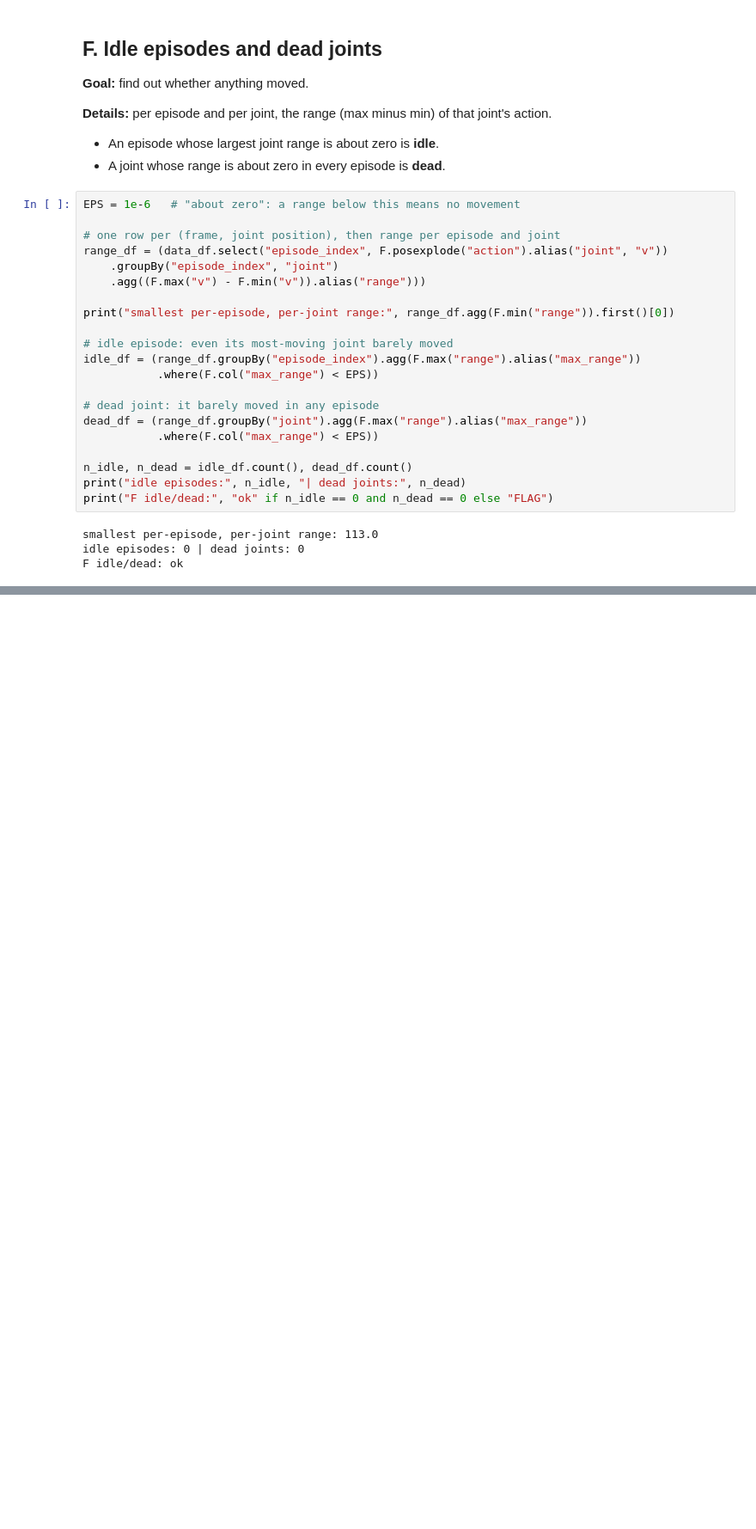
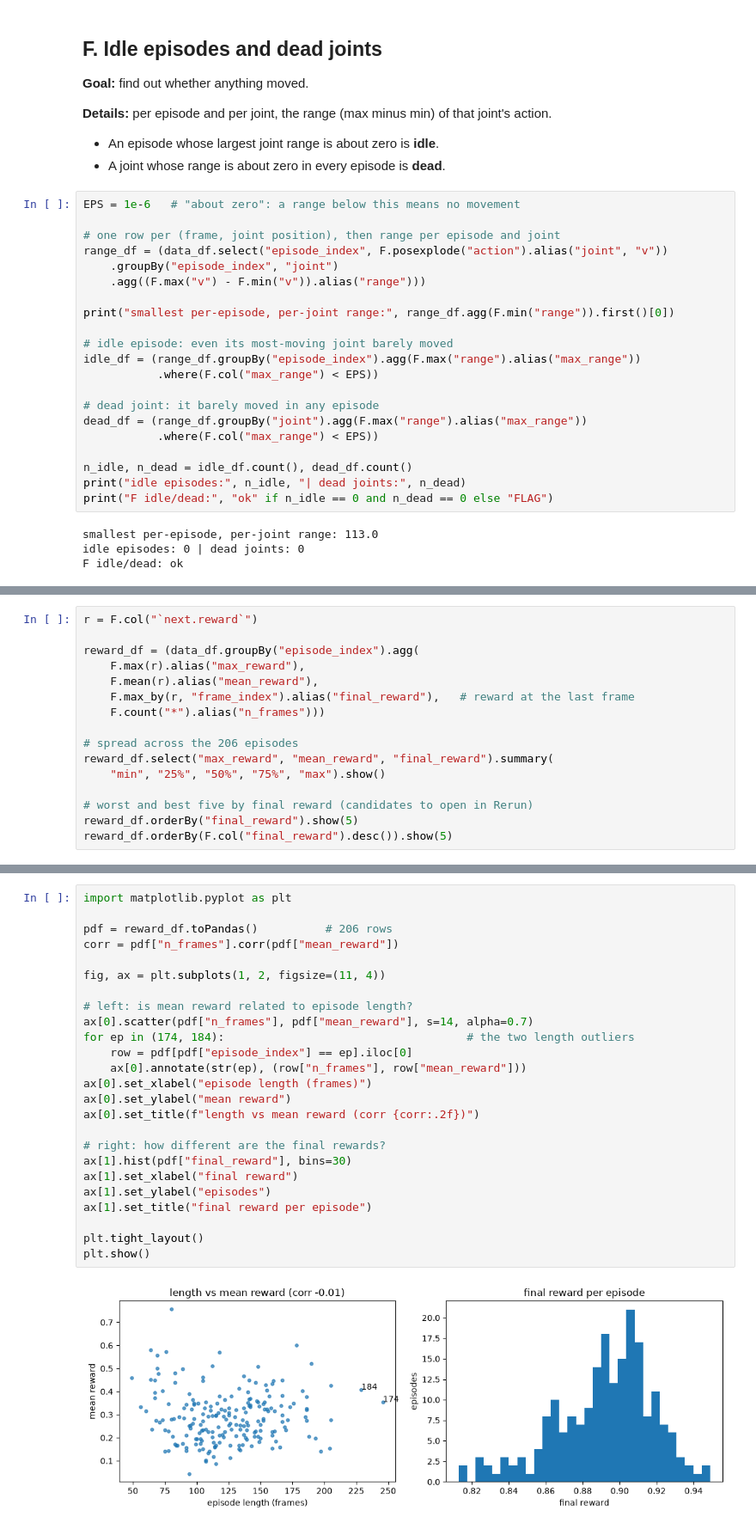
Before and after one commit to snudurupati/physical-ai-data-architect, a Jupyter notebook: weeks/week-01/notebooks/02_profiler.ipynb, the cells around one changed output, grey strips where cells are left out. Shown at 86% size. Drawn from its saved outputs; the diff is of its cells as text; blank space fills up the shorter version.

```diff
--- a/weeks/week-01/notebooks/02_profiler.ipynb
+++ b/weeks/week-01/notebooks/02_profiler.ipynb
@@ -379,0 +499,16 @@ F idle/dead: ok
+# %%
+r = F.col("`next.reward`")
+
+reward_df = (data_df.groupBy("episode_index").agg(
+    F.max(r).alias("max_reward"),
+    F.mean(r).alias("mean_reward"),
+    F.max_by(r, "frame_index").alias("final_reward"),   # reward at the last frame
+    F.count("*").alias("n_frames")))
+
+# spread across the 206 episodes
+reward_df.select("max_reward", "mean_reward", "final_reward").summary(
+    "min", "25%", "50%", "75%", "max").show()
+
+# worst and best five by final reward (candidates to open in Rerun)
+reward_df.orderBy("final_reward").show(5)
+reward_df.orderBy(F.col("final_reward").desc()).show(5)
@@ -379,0 +533,27 @@ F idle/dead: ok
+# %%
+import matplotlib.pyplot as plt
+
+pdf = reward_df.toPandas()          # 206 rows
+corr = pdf["n_frames"].corr(pdf["mean_reward"])
+
+fig, ax = plt.subplots(1, 2, figsize=(11, 4))
+
+# left: is mean reward related to episode length?
+ax[0].scatter(pdf["n_frames"], pdf["mean_reward"], s=14, alpha=0.7)
+for ep in (174, 184):                                    # the two length outliers
+    row = pdf[pdf["episode_index"] == ep].iloc[0]
+    ax[0].annotate(str(ep), (row["n_frames"], row["mean_reward"]))
+ax[0].set_xlabel("episode length (frames)")
+ax[0].set_ylabel("mean reward")
+ax[0].set_title(f"length vs mean reward (corr {corr:.2f})")
+
+# right: how different are the final rewards?
+ax[1].hist(pdf["final_reward"], bins=30)
+ax[1].set_xlabel("final reward")
+ax[1].set_ylabel("episodes")
+ax[1].set_title("final reward per episode")
+
+plt.tight_layout()
+plt.show()
+# %% [output]
+[figure, added]
```
Also changed, not shown: parts of 15 cells of this notebook, 3 other files.
